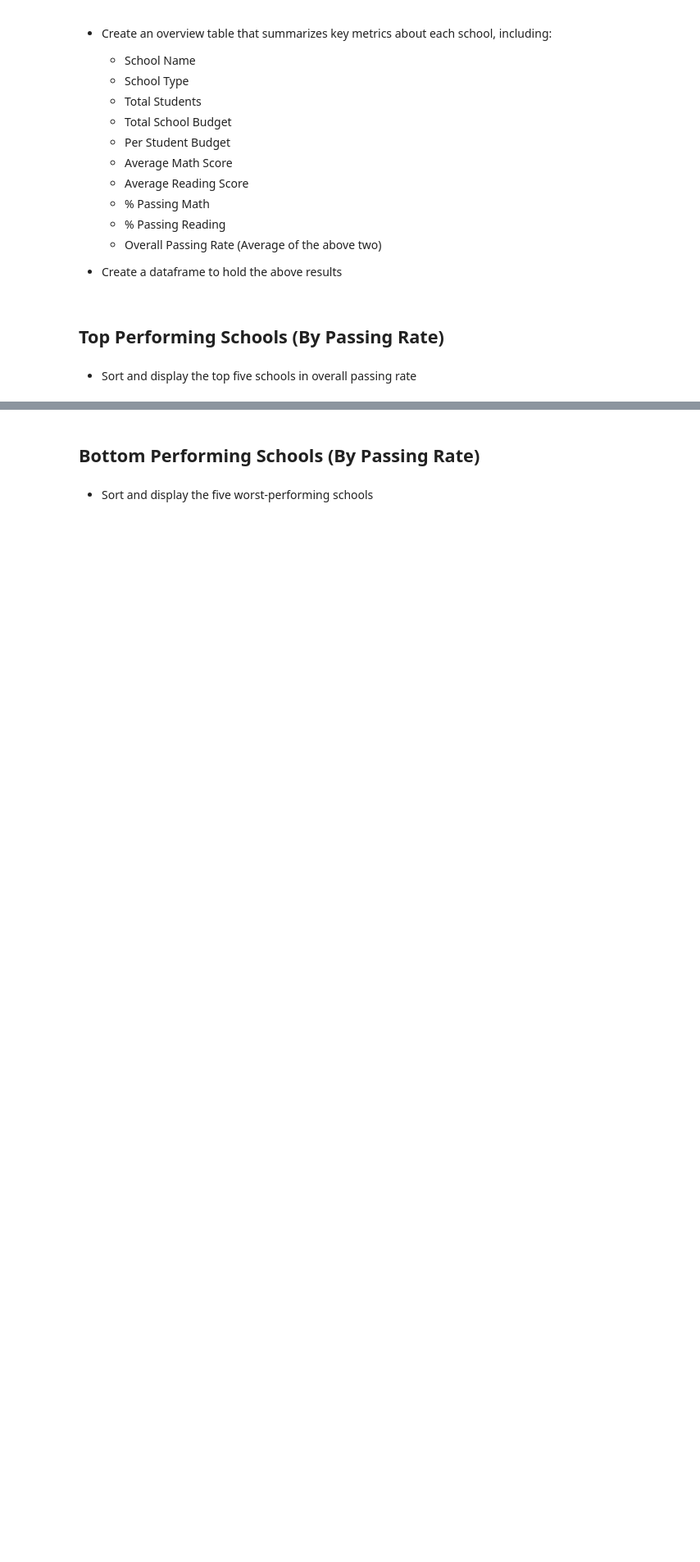
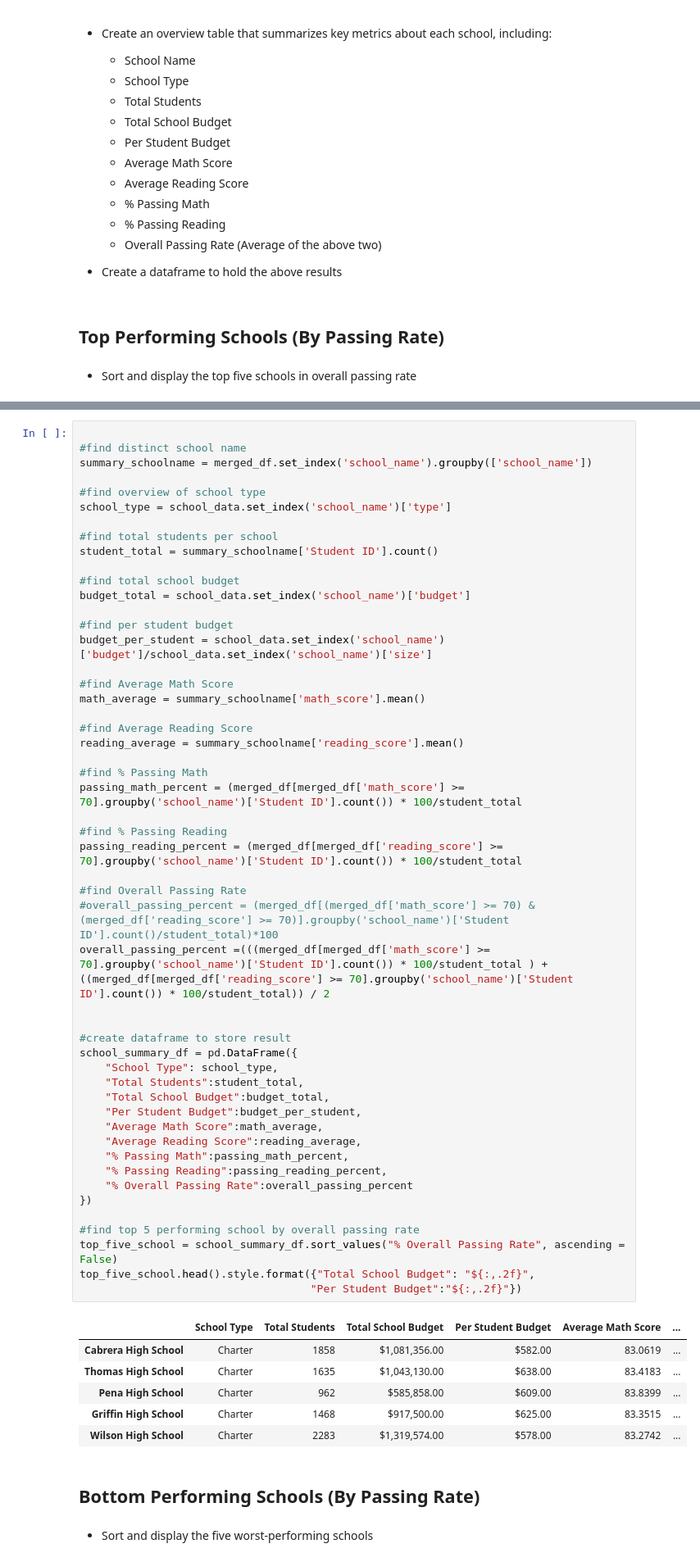
Before and after one commit to CholGurung/panda_challenge, a Jupyter notebook: PyCitySchools_starter.ipynb, the cells around one changed output, grey strips where cells are left out. Shown: that part at 82% size. Cells and saved outputs as stored; diff of their text form; blank space fills up the shorter version.

```diff
--- a/PyCitySchools_starter.ipynb
+++ b/PyCitySchools_starter.ipynb
@@ -143,3 +128,61 @@ KeyError: 'type'
+# %%
+
+#find distinct school name
+summary_schoolname = merged_df.set_index('school_name').groupby(['school_name'])
+
+#find overview of school type
+school_type = school_data.set_index('school_name')['type']
+
+#find total students per school
+student_total = summary_schoolname['Student ID'].count()
+
+#find total school budget
+budget_total = school_data.set_index('school_name')['budget']
+
+#find per student budget
+budget_per_student = school_data.set_index('school_name')['budget']/school_data.set_index('school_name')['size']
+
+#find Average Math Score
+math_average = summary_schoolname['math_score'].mean()
+
+#find Average Reading Score
+reading_average = summary_schoolname['reading_score'].mean()
+
+#find % Passing Math
+passing_math_percent = (merged_df[merged_df['math_score'] >= 70].groupby('school_name')['Student ID'].count()) * 100/student_total
+
+#find % Passing Reading
+passing_reading_percent = (merged_df[merged_df['reading_score'] >= 70].groupby('school_name')['Student ID'].count()) * 100/student_total
+
+#find Overall Passing Rate
+#overall_passing_percent = (merged_df[(merged_df['math_score'] >= 70) & (merged_df['reading_score'] >= 70)].groupby('school_name')['Student ID'].count()/student_total)*100
+overall_passing_percent =(((merged_df[merged_df['math_score'] >= 70].groupby('school_name')['Student ID'].count()) * 100/student_total ) + ((merged_df[merged_df['reading_score'] >= 70].groupby('school_name')['Student ID'].count()) * 100/student_total)) / 2
+
+
+#create dataframe to store result
+school_summary_df = pd.DataFrame({
+    "School Type": school_type,
+    "Total Students":student_total,
+    "Total School Budget":budget_total,
+    "Per Student Budget":budget_per_student,
+    "Average Math Score":math_average,
+    "Average Reading Score":reading_average,
+    "% Passing Math":passing_math_percent,
+    "% Passing Reading":passing_reading_percent,
+    "% Overall Passing Rate":overall_passing_percent
+})
+
+#find top 5 performing school by overall passing rate
+top_five_school = school_summary_df.sort_values("% Overall Passing Rate", ascending = False)
+top_five_school.head().style.format({"Total School Budget": "${:,.2f}",
+                                    "Per Student Budget":"${:,.2f}"})
+# %% [output]
+|  | School Type | Total Students | Total School Budget | Per Student Budget | Average Math Score | ... |
+| Cabrera High School | Charter | 1858 | $1,081,356.00 | $582.00 | 83.0619 | ... |
+| Thomas High School | Charter | 1635 | $1,043,130.00 | $638.00 | 83.4183 | ... |
+| Pena High School | Charter | 962 | $585,858.00 | $609.00 | 83.8399 | ... |
+| Griffin High School | Charter | 1468 | $917,500.00 | $625.00 | 83.3515 | ... |
+| Wilson High School | Charter | 2283 | $1,319,574.00 | $578.00 | 83.2742 | ... |
 # %% [markdown]
 ## Bottom Performing Schools (By Passing Rate)
 # %% [markdown]
```
Also changed, not shown: parts of 6 cells of this notebook.
